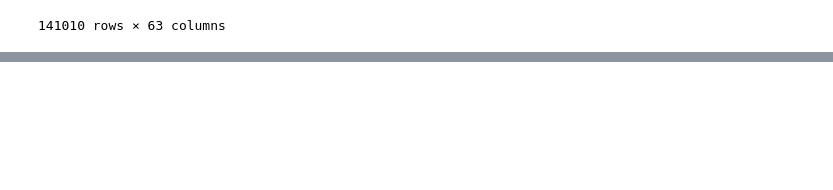
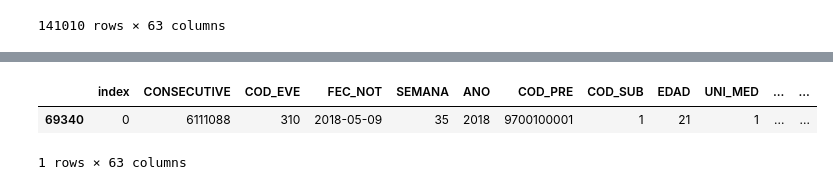
Before and after one commit to Santivg/DS4A-Team14, a Jupyter notebook: notebooks/combinar_sivigila.ipynb, the cells around one changed output, grey strips where cells are left out. Cells and saved outputs as stored; diff of their text form; code cells hidden in the pictures; blank space fills up the shorter version.

```diff
--- a/notebooks/combinar_sivigila.ipynb
+++ b/notebooks/combinar_sivigila.ipynb
@@ -114,0 +137,9 @@ data_todo
+# %%
+data_todo.Departamento_residencia.replace({'NARI¥O':'NARIÑO'}, inplace= True)
+data_todo.Departamento_ocurrencia.replace({'NARI¥O':'NARIÑO'}, inplace= True)
+# %%
+data_todo[data_todo.Evento== 'FIEBRE AMARILLA']
+# %% [output]
+|  | index | CONSECUTIVE | COD_EVE | FEC_NOT | SEMANA | ANO | COD_PRE | COD_SUB | EDAD | UNI_MED | ... | ... |
+| 69340 | 0 | 6111088 | 310 | 2018-05-09 | 35 | 2018 | 9700100001 | 1 | 21 | 1 | ... | ... |
+1 rows × 63 columns
```
Also changed, not shown: parts of 5 cells of this notebook, 2 other files.
